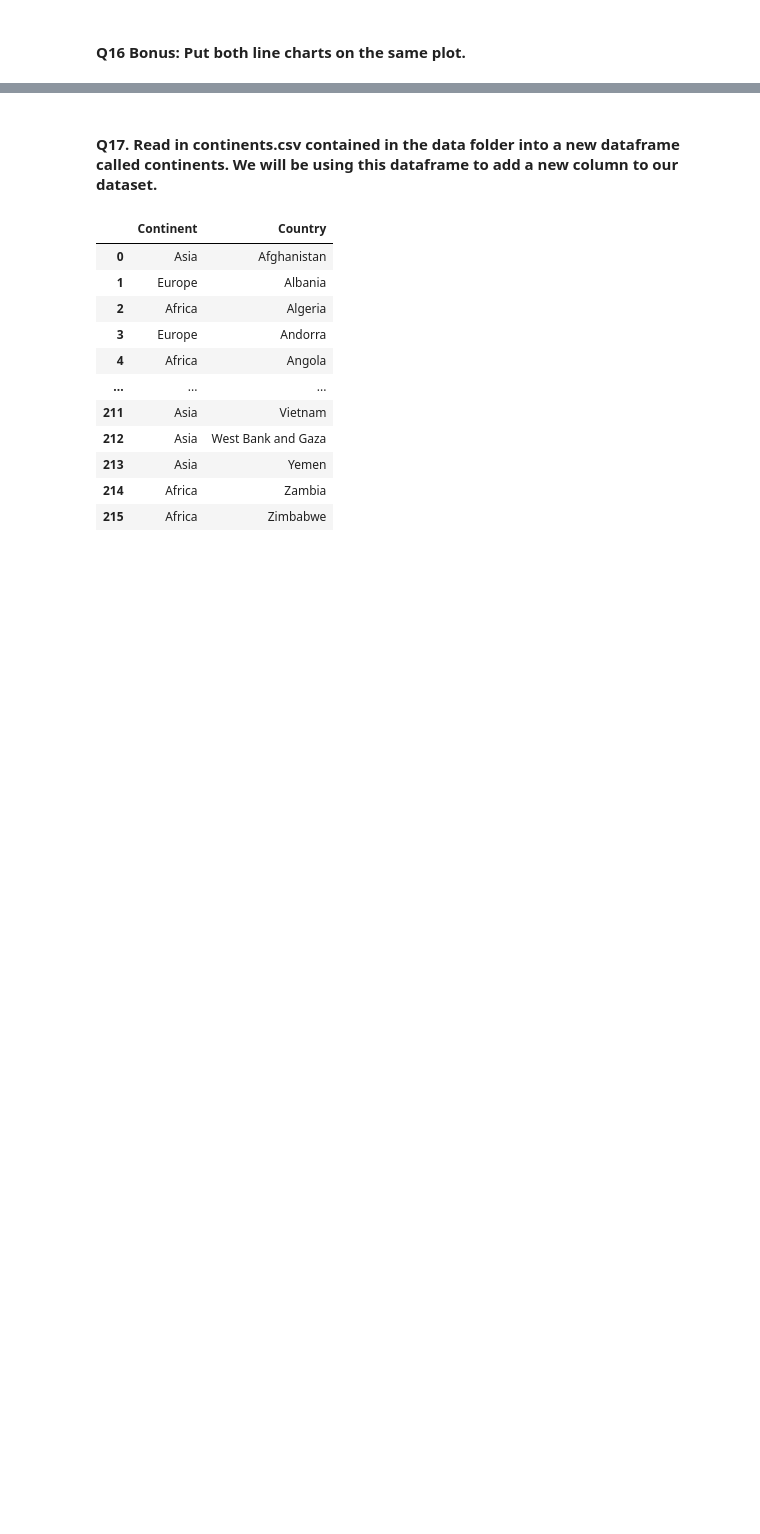
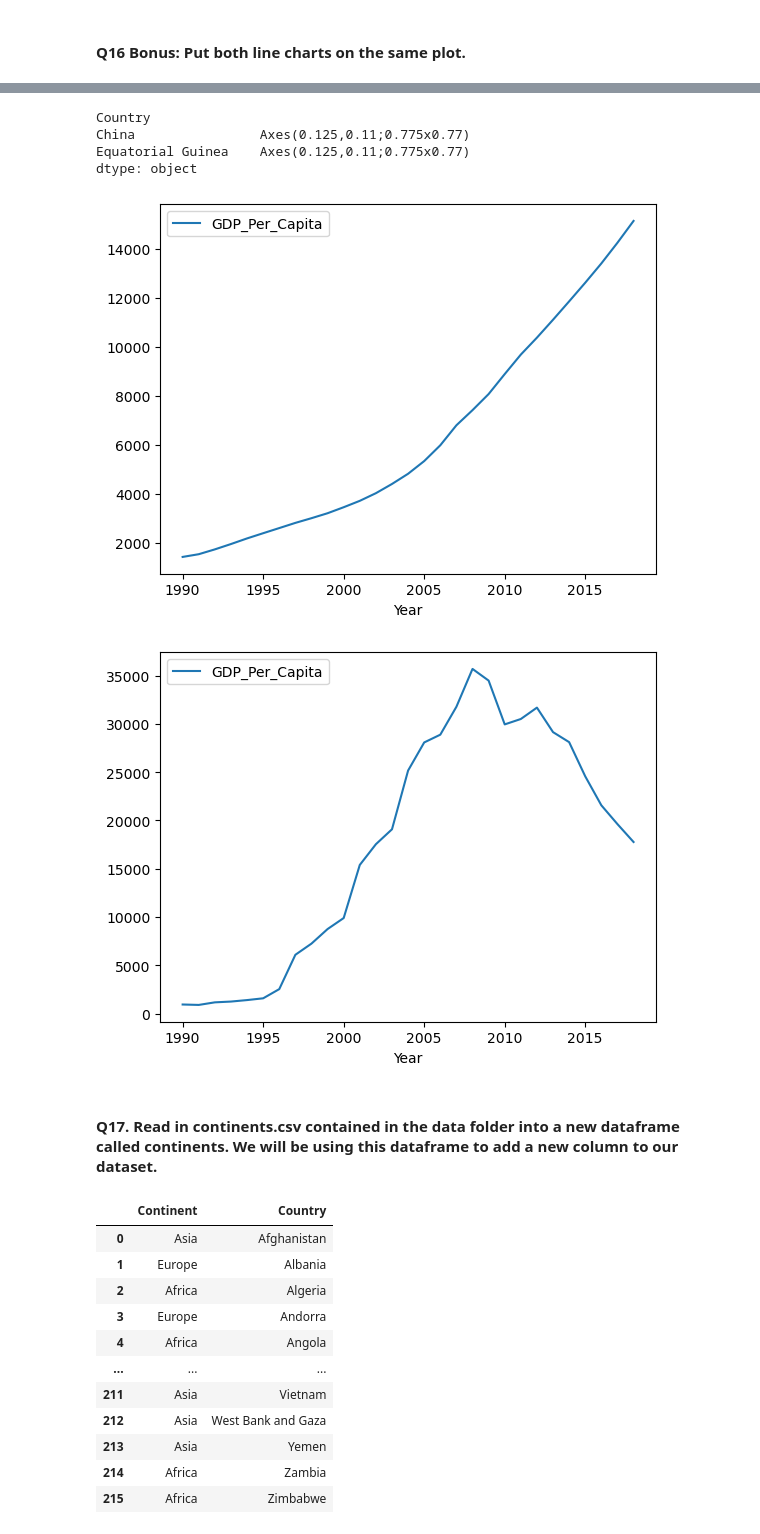
Before and after one commit to nss-data-science-cohort-8/un-exploration-mariacancodenow, a Jupyter notebook: notebooks/UN_Data_Exploration.ipynb, the cells around one changed output, grey strips where cells are left out. Saved outputs shown, nothing was run; the diff lists cells and outputs as text; code cells hidden in the pictures; blank space fills up the shorter version.

```diff
--- a/notebooks/UN_Data_Exploration.ipynb
+++ b/notebooks/UN_Data_Exploration.ipynb
@@ -304,5 +510,12 @@ plt.ylabel('GDP');
 # %%
-gdp_df_top2.groupby('Country').plot(x='Year')
+gdp_top2.groupby('Country').plot(x='Year')
+# %% [output]
+Country
+China                Axes(0.125,0.11;0.775x0.77)
+Equatorial Guinea    Axes(0.125,0.11;0.775x0.77)
+dtype: object
+[figure, added]
+[figure, added]
 # %% [markdown]
 #### Q17. Read in continents.csv contained in the data folder into a new dataframe called continents. We will be using this dataframe to add a new column to our dataset.
 # %%
```
Also changed, not shown: parts of 45 cells of this notebook.
